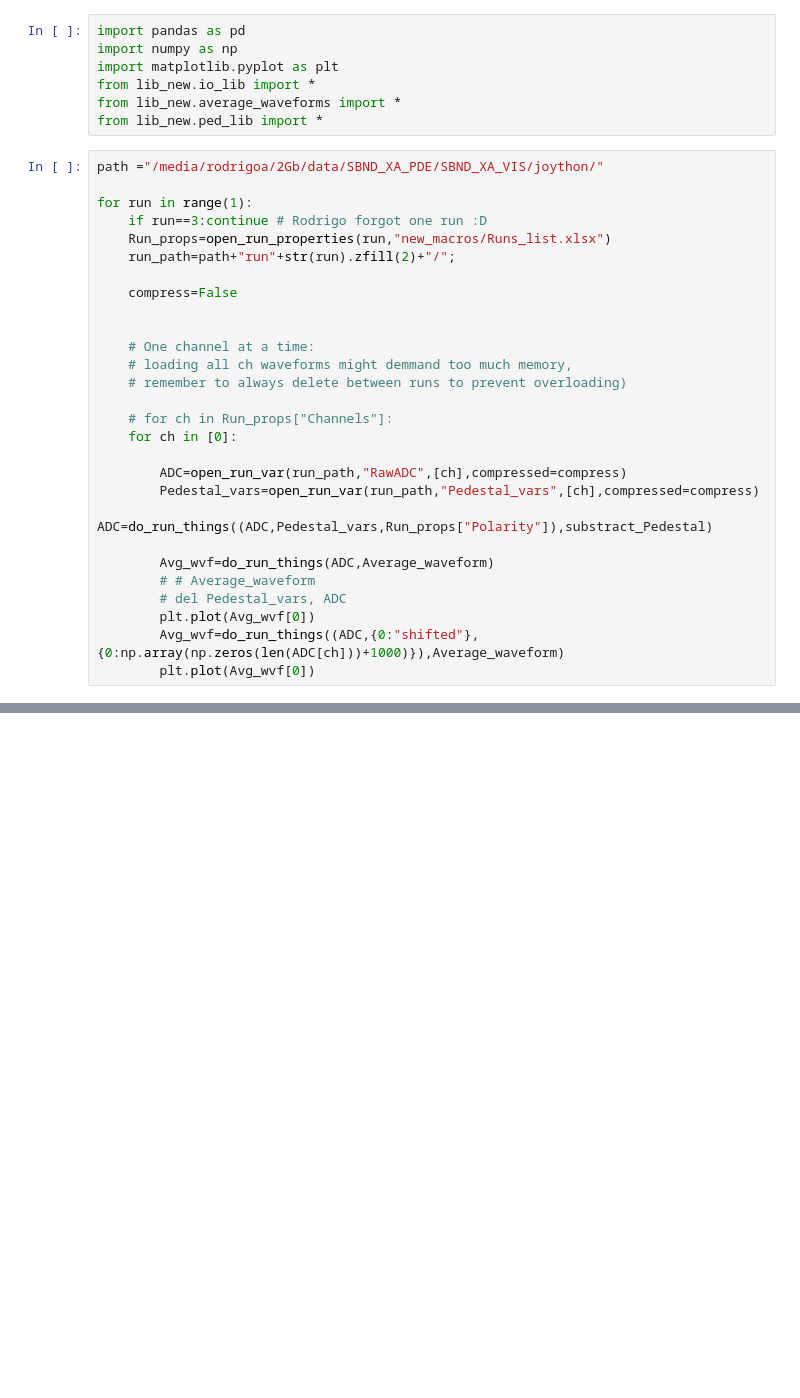
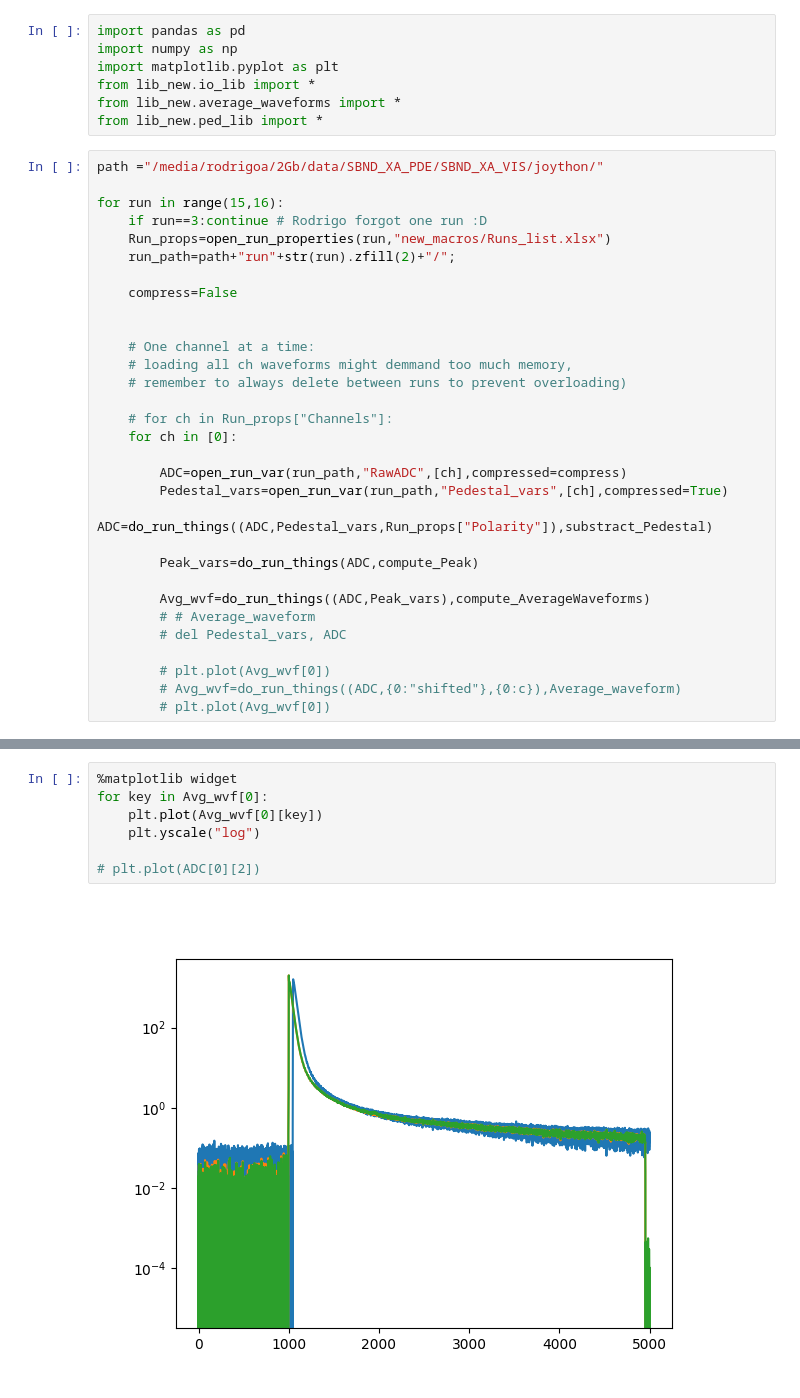
Before and after one commit to CIEMAT-Neutrino/SCINT, a Jupyter notebook: aux.ipynb, the cells around one changed output, grey strips where cells are left out. Cells and saved outputs as stored; diff of their text form; blank space fills up the shorter version.

Commit message:
Centered waveforms routines added, efficient as fuaark

```diff
--- a/aux.ipynb
+++ b/aux.ipynb
@@ -8,7 +8,7 @@ from lib_new.ped_lib import *
 # %%
 path ="/media/rodrigoa/2Gb/data/SBND_XA_PDE/SBND_XA_VIS/joython/"
 
-for run in range(1):
+for run in range(15,16):
     if run==3:continue # Rodrigo forgot one run :D
     Run_props=open_run_properties(run,"new_macros/Runs_list.xlsx")
     run_path=path+"run"+str(run).zfill(2)+"/";
@@ -24,15 +24,18 @@ for run in range(1):
     for ch in [0]:
 
         ADC=open_run_var(run_path,"RawADC",[ch],compressed=compress)
-        Pedestal_vars=open_run_var(run_path,"Pedestal_vars",[ch],compressed=compress)
+        Pedestal_vars=open_run_var(run_path,"Pedestal_vars",[ch],compressed=True)
         ADC=do_run_things((ADC,Pedestal_vars,Run_props["Polarity"]),substract_Pedestal)
 
-        Avg_wvf=do_run_things(ADC,Average_waveform)
+        Peak_vars=do_run_things(ADC,compute_Peak)
+
+        Avg_wvf=do_run_things((ADC,Peak_vars),compute_AverageWaveforms)
         # # Average_waveform
         # del Pedestal_vars, ADC
-        plt.plot(Avg_wvf[0])
-        Avg_wvf=do_run_things((ADC,{0:"shifted"},{0:np.array(np.zeros(len(ADC[ch]))+1000)}),Average_waveform)
-        plt.plot(Avg_wvf[0])
+
+        # plt.plot(Avg_wvf[0])
+        # Avg_wvf=do_run_things((ADC,{0:"shifted"},{0:c}),Average_waveform)
+        # plt.plot(Avg_wvf[0])
 # %% [output]
 ----------
 Doing:  substract_Pedestal  on channel: 0
@@ -46,0 +46,9 @@ array([9, 5, 3, ..., 4, 7, 4])
+# %%
+%matplotlib widget
+for key in Avg_wvf[0]:
+    plt.plot(Avg_wvf[0][key])
+    plt.yscale("log")
+
+# plt.plot(ADC[0][2])
+# %% [output]
+[figure, added]
```
Also changed, not shown: parts of 2 cells of this notebook, 2 other files.
